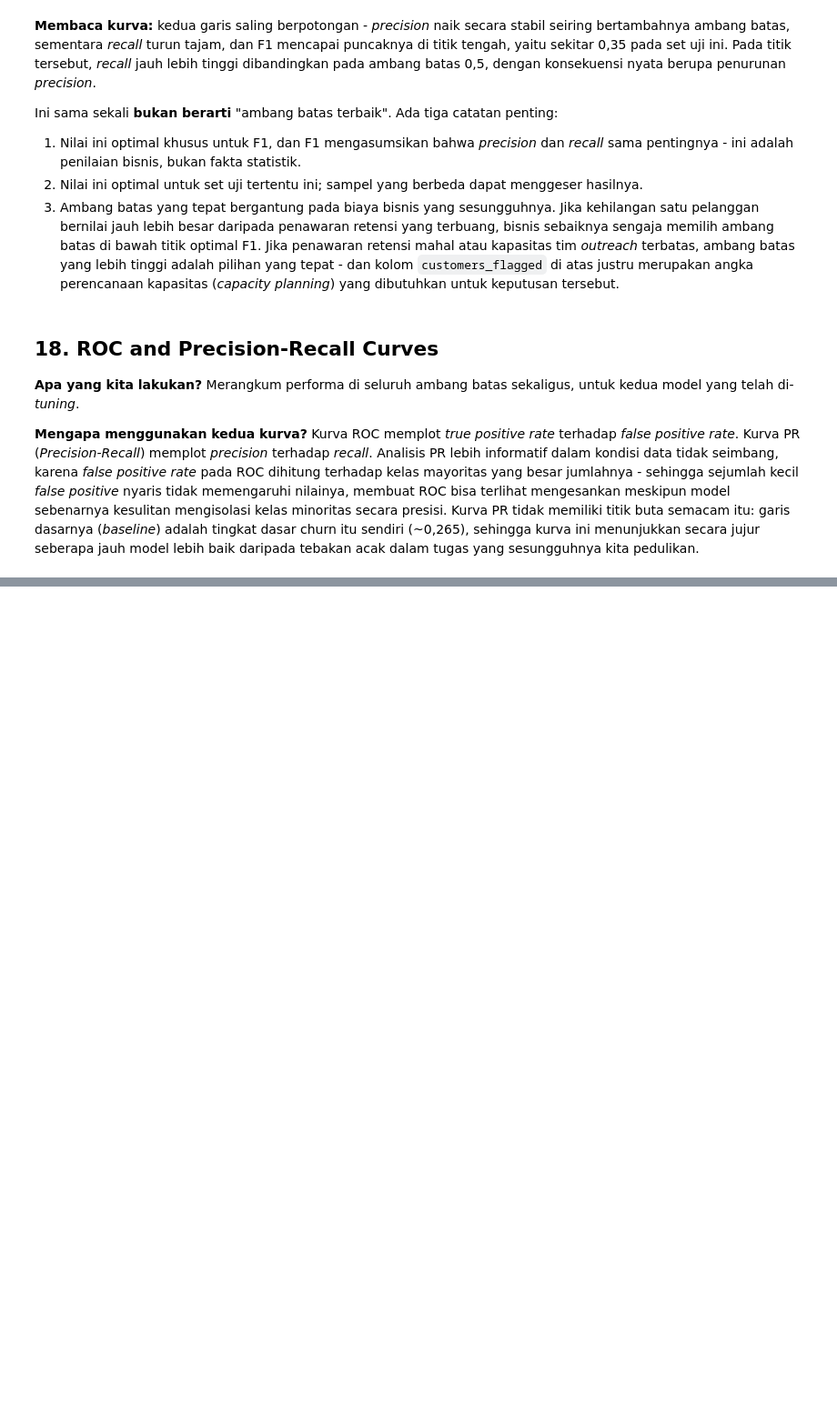
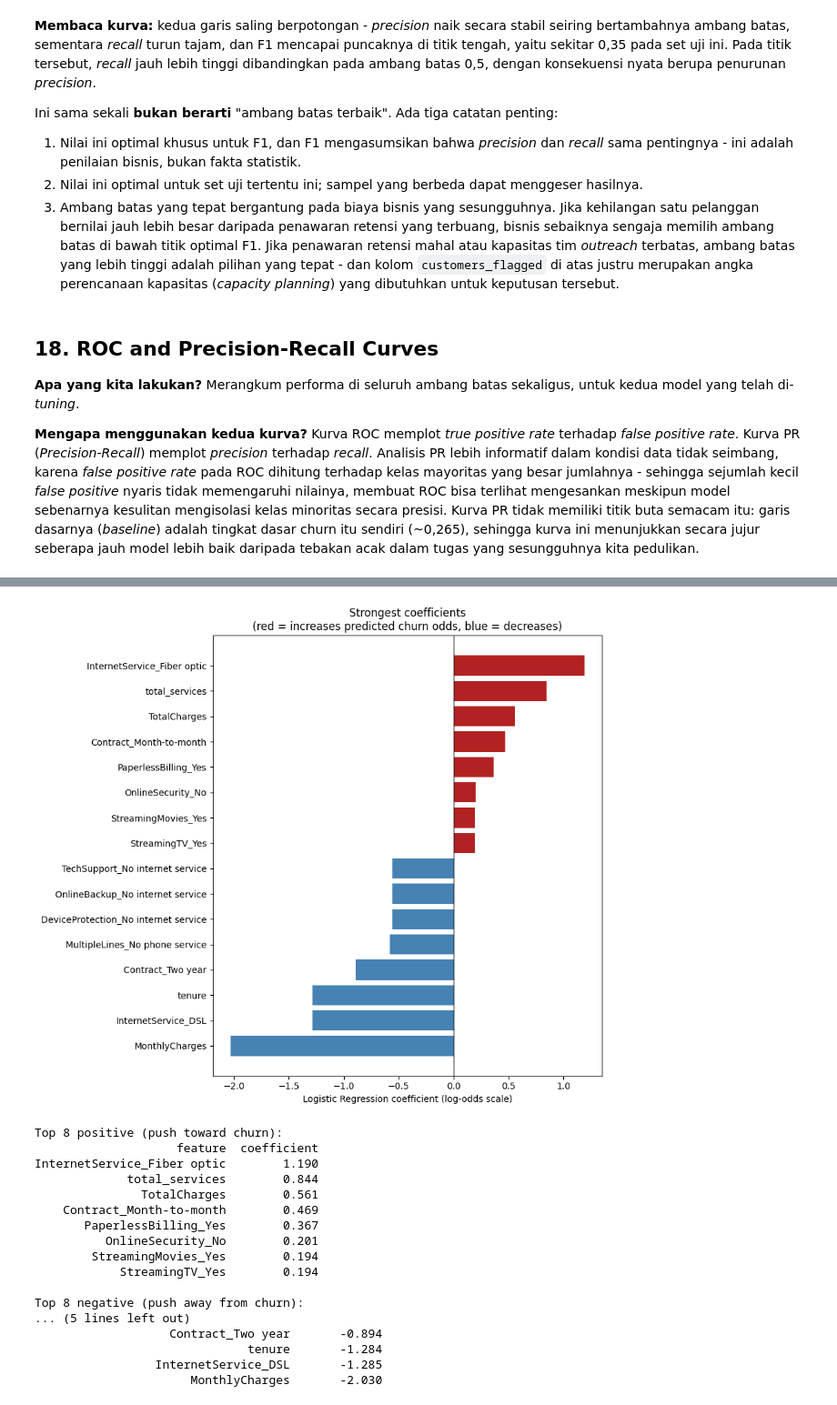
Before and after one commit to DaffaAlfiannoor/Customer-Churn-Analysis-and-Prediction, a Jupyter notebook: prediction.ipynb, the cells around one changed output, grey strips where cells are left out. Shown at 91% size. Saved outputs shown, nothing was run; the diff lists cells and outputs as text; code cells hidden in the pictures; blank space fills up the shorter version.

```diff
--- a/prediction.ipynb
+++ b/prediction.ipynb
@@ -994,0 +1132,42 @@ Ini sama sekali **bukan berarti** "ambang batas terbaik". Ada tiga catatan penti
+# %%
+ohe = best_lr.named_steps['prep'].named_transformers_['cat']
+cat_feature_names = ohe.get_feature_names_out(categorical_features)
+all_feature_names = numeric_features + list(cat_feature_names)
+coefs = best_lr.named_steps['clf'].coef_[0]
+
+coef_df = pd.DataFrame({'feature': all_feature_names, 'coefficient': coefs}) \
+            .sort_values('coefficient', ascending=False)
+
+top_bottom = pd.concat([coef_df.head(8), coef_df.tail(8)])
+fig, ax = plt.subplots(figsize=(9, 8))
+colors = ['firebrick' if c > 0 else 'steelblue' for c in top_bottom['coefficient']]
+ax.barh(top_bottom['feature'][::-1], top_bottom['coefficient'][::-1], color=colors[::-1])
+ax.axvline(0, color='black', linewidth=0.8)
+ax.set_xlabel("Logistic Regression coefficient (log-odds scale)")
+ax.set_title("Strongest coefficients\n(red = increases predicted churn odds, blue = decreases)")
+plt.tight_layout()
+plt.show()
+
+print("Top 8 positive (push toward churn):")
+print(coef_df.head(8).round(3).to_string(index=False))
+print("\nTop 8 negative (push away from churn):")
+print(coef_df.tail(8).round(3).to_string(index=False))
+# %% [output]
+[figure, added]
+Top 8 positive (push toward churn):
+                    feature  coefficient
+InternetService_Fiber optic        1.190
+             total_services        0.844
+               TotalCharges        0.561
+    Contract_Month-to-month        0.469
+       PaperlessBilling_Yes        0.367
+          OnlineSecurity_No        0.201
+        StreamingMovies_Yes        0.194
+            StreamingTV_Yes        0.194
+
+Top 8 negative (push away from churn):
+... (5 lines left out)
+                   Contract_Two year       -0.894
+                              tenure       -1.284
+                 InternetService_DSL       -1.285
+                      MonthlyCharges       -2.030
```
Also changed, not shown: parts of 31 cells of this notebook, 1 other file.
